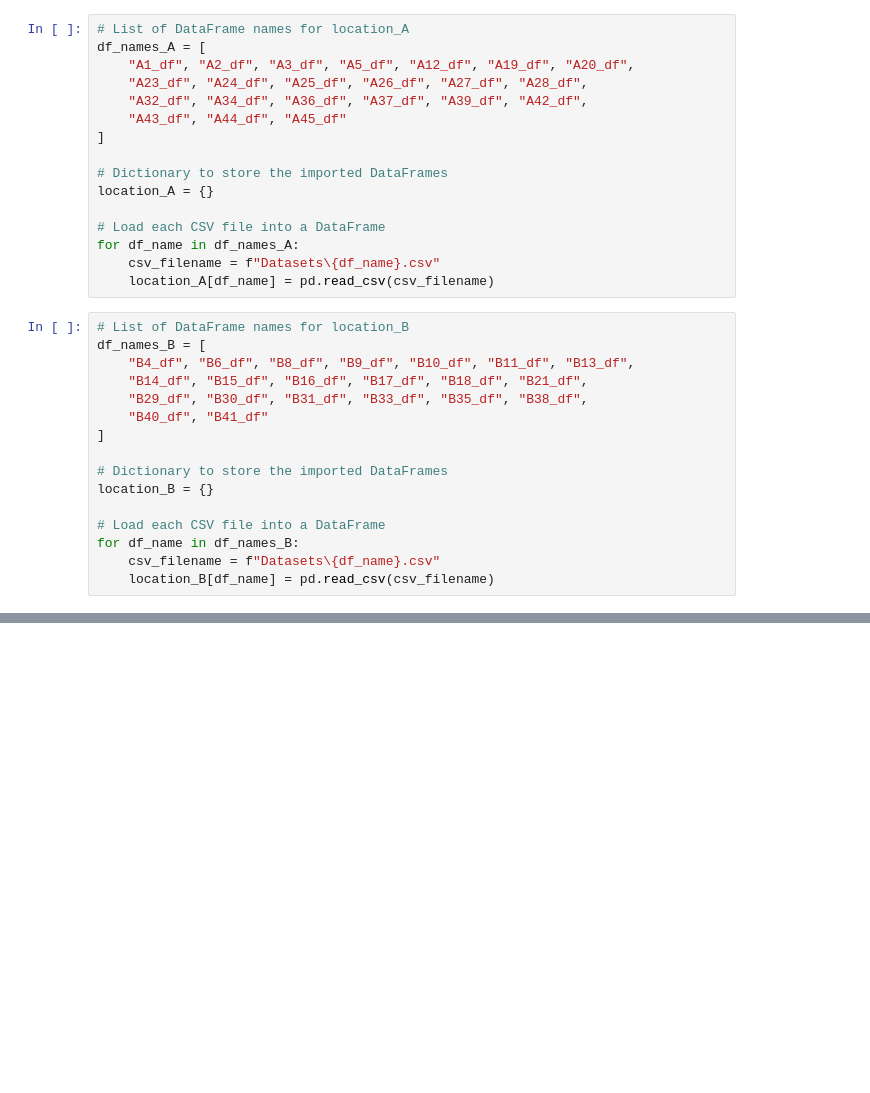
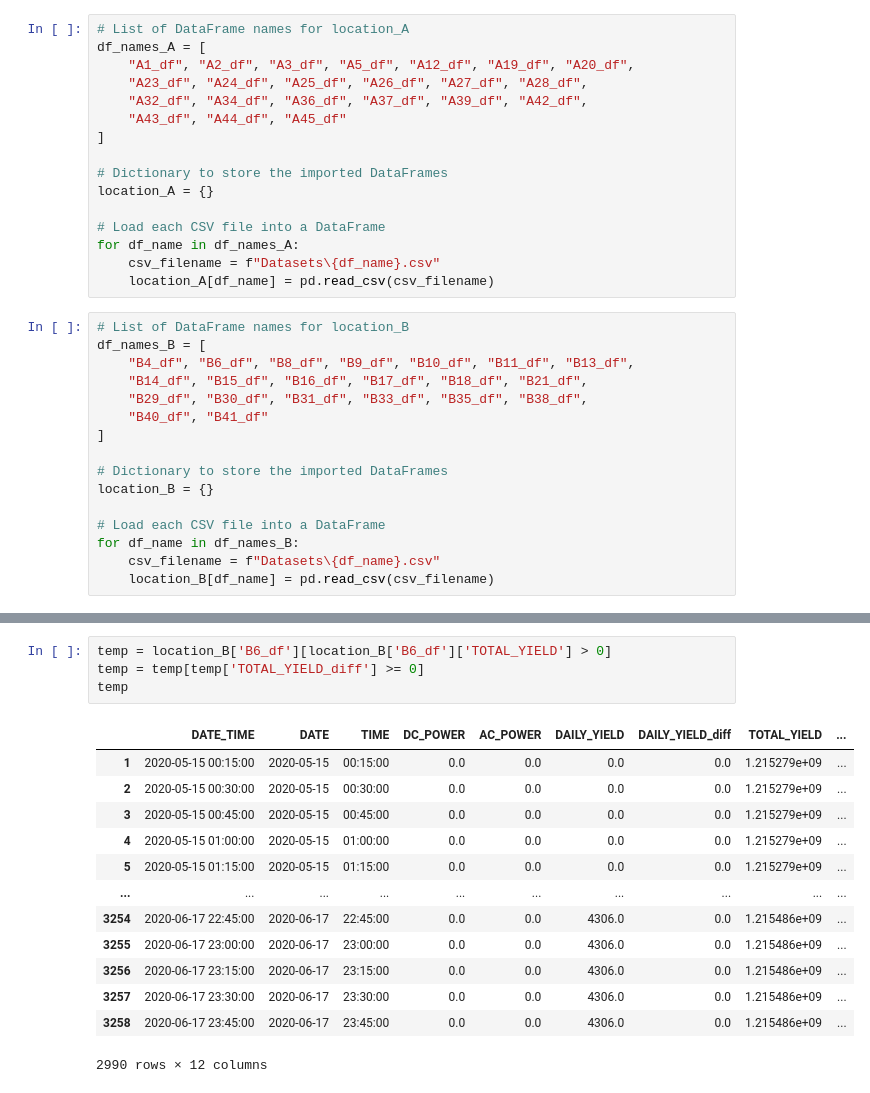
Before and after one commit to AkinduH/SLIIT-Datathon-2024, a Jupyter notebook: Anomaly_Detection_Model_1.ipynb, the cells around one changed output, grey strips where cells are left out. Saved outputs shown, nothing was run; the diff lists cells and outputs as text; blank space fills up the shorter version.

```diff
--- a/Anomaly_Detection_Model_1.ipynb
+++ b/Anomaly_Detection_Model_1.ipynb
@@ -43,3 +59,21 @@ for df_name in df_names_B:
+# %%
+temp = location_B['B6_df'][location_B['B6_df']['TOTAL_YIELD'] > 0]
+temp = temp[temp['TOTAL_YIELD_diff'] >= 0]
+temp
+# %% [output]
+|  | DATE_TIME | DATE | TIME | DC_POWER | AC_POWER | DAILY_YIELD | DAILY_YIELD_diff | TOTAL_YIELD | ... |
+| 1 | 2020-05-15 00:15:00 | 2020-05-15 | 00:15:00 | 0.0 | 0.0 | 0.0 | 0.0 | 1.215279e+09 | ... |
+| 2 | 2020-05-15 00:30:00 | 2020-05-15 | 00:30:00 | 0.0 | 0.0 | 0.0 | 0.0 | 1.215279e+09 | ... |
+| 3 | 2020-05-15 00:45:00 | 2020-05-15 | 00:45:00 | 0.0 | 0.0 | 0.0 | 0.0 | 1.215279e+09 | ... |
+| 4 | 2020-05-15 01:00:00 | 2020-05-15 | 01:00:00 | 0.0 | 0.0 | 0.0 | 0.0 | 1.215279e+09 | ... |
+| 5 | 2020-05-15 01:15:00 | 2020-05-15 | 01:15:00 | 0.0 | 0.0 | 0.0 | 0.0 | 1.215279e+09 | ... |
+| ... | ... | ... | ... | ... | ... | ... | ... | ... | ... |
+| 3254 | 2020-06-17 22:45:00 | 2020-06-17 | 22:45:00 | 0.0 | 0.0 | 4306.0 | 0.0 | 1.215486e+09 | ... |
+| 3255 | 2020-06-17 23:00:00 | 2020-06-17 | 23:00:00 | 0.0 | 0.0 | 4306.0 | 0.0 | 1.215486e+09 | ... |
+| 3256 | 2020-06-17 23:15:00 | 2020-06-17 | 23:15:00 | 0.0 | 0.0 | 4306.0 | 0.0 | 1.215486e+09 | ... |
+| 3257 | 2020-06-17 23:30:00 | 2020-06-17 | 23:30:00 | 0.0 | 0.0 | 4306.0 | 0.0 | 1.215486e+09 | ... |
+| 3258 | 2020-06-17 23:45:00 | 2020-06-17 | 23:45:00 | 0.0 | 0.0 | 4306.0 | 0.0 | 1.215486e+09 | ... |
+2990 rows × 12 columns
 # %%
 # Select relevant features for anomaly detection
 features = ['DC_POWER', 'AC_POWER', 'DAILY_YIELD', 'TOTAL_YIELD',
```
Also changed, not shown: parts of 11 cells of this notebook, 1 other file.
